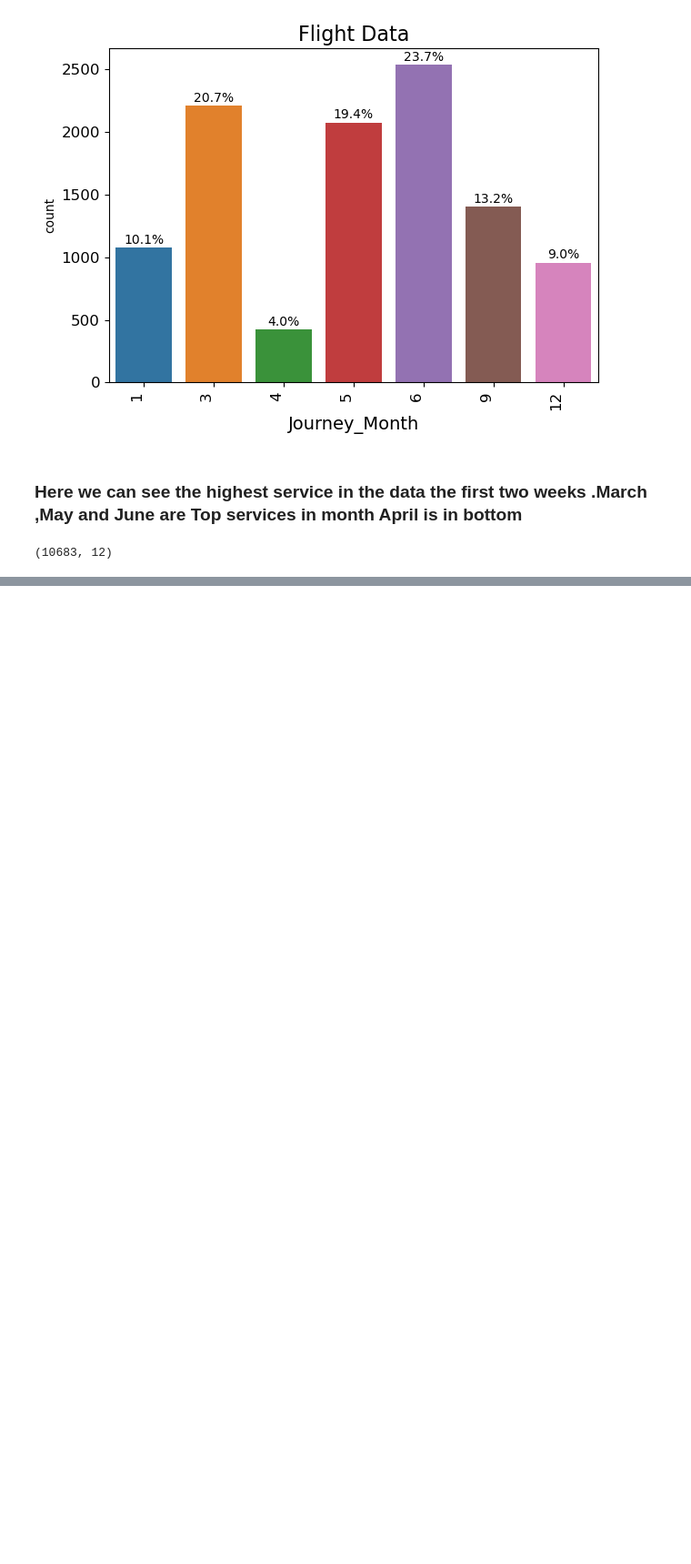
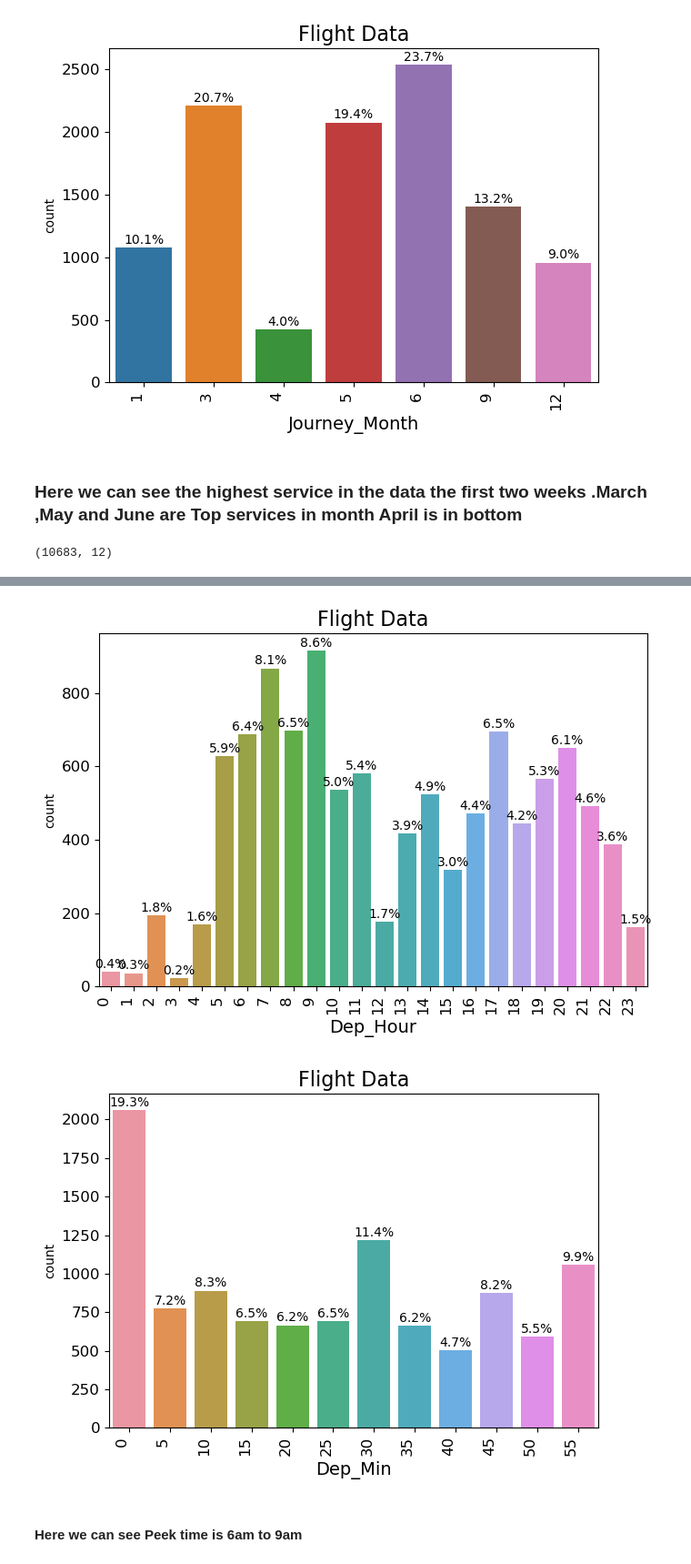
Before and after one commit to favaskri/flightpriceprediction, a Jupyter notebook: FlightPricePrediction.ipynb, the cells around one changed output, grey strips where cells are left out. Shown at 91% size. Drawn from its saved outputs; the diff is of its cells as text; code cells hidden in the pictures; blank space fills up the shorter version.

Commit message:
convert categorical data

```diff
--- a/FlightPricePrediction.ipynb
+++ b/FlightPricePrediction.ipynb
@@ -201,3 +201,6 @@ df.drop('Date_of_Journey',axis=1,inplace=True)
 df.shape
 # %% [output]
 (10683, 12)
+# %%
+df['Dep_Hour']=pd.to_datetime(df['Dep_Time']).dt.hour
+df['Dep_Min']=pd.to_datetime(df['Dep_Time']).dt.minute
@@ -203,0 +216,2 @@ df.shape
+# %%
+df.drop('Dep_Time',axis=1,inplace=True)
@@ -203,0 +227,27 @@ df.shape
+# %%
+time_var=['Dep_Hour','Dep_Min']
+# des_var=df.columns
+plt.figure(figsize=(7, 5))
+for i in time_var :
+    ax =sns.countplot(x=i,data=df )
+    plt.xticks(size =12)
+    plt.xlabel(i, size = 14)
+    plt.yticks(size = 12)
+    #plt.ylabel('Price Range', size = 12)
+    plt.title("Flight Data", size=16)
+    ax.set_xticklabels(ax.get_xticklabels(), rotation=90, ha="right")
+
+    total = len(df)
+    for p in ax.patches:
+        percentage = f'{100 * p.get_height() / total:.1f}%\n'
+        x = p.get_x() + p.get_width() / 2
+        y = p.get_height()
+        ax.annotate(percentage, (x, y), ha='center', va='center')
+    plt.tight_layout()
+
+    plt.show()
+# %% [output]
+[figure, added]
+[figure, added]
+# %% [markdown]
+####  Here we can see Peek time is 6am to 9am
```
Also changed, not shown: parts of 23 cells of this notebook.
